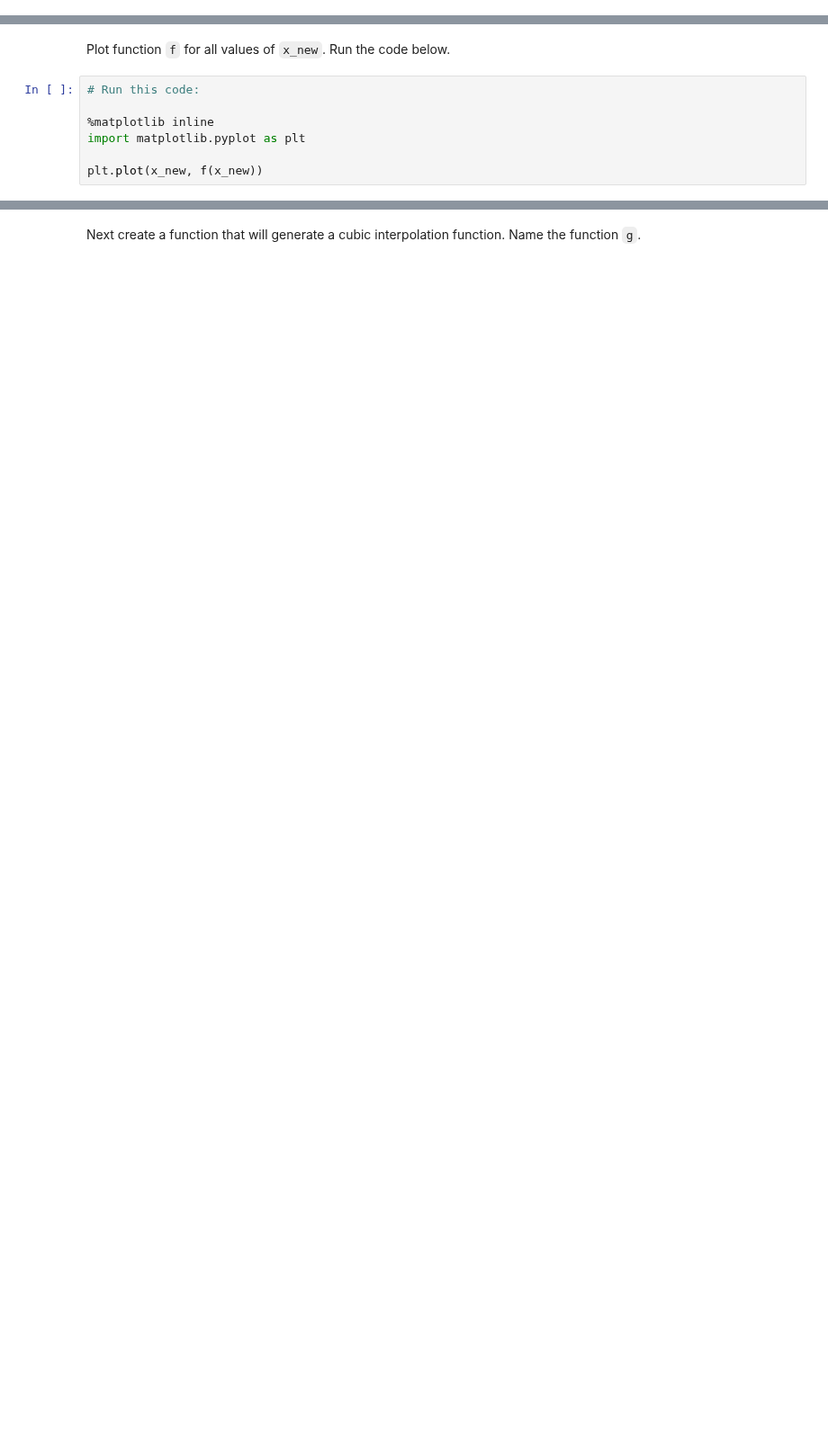
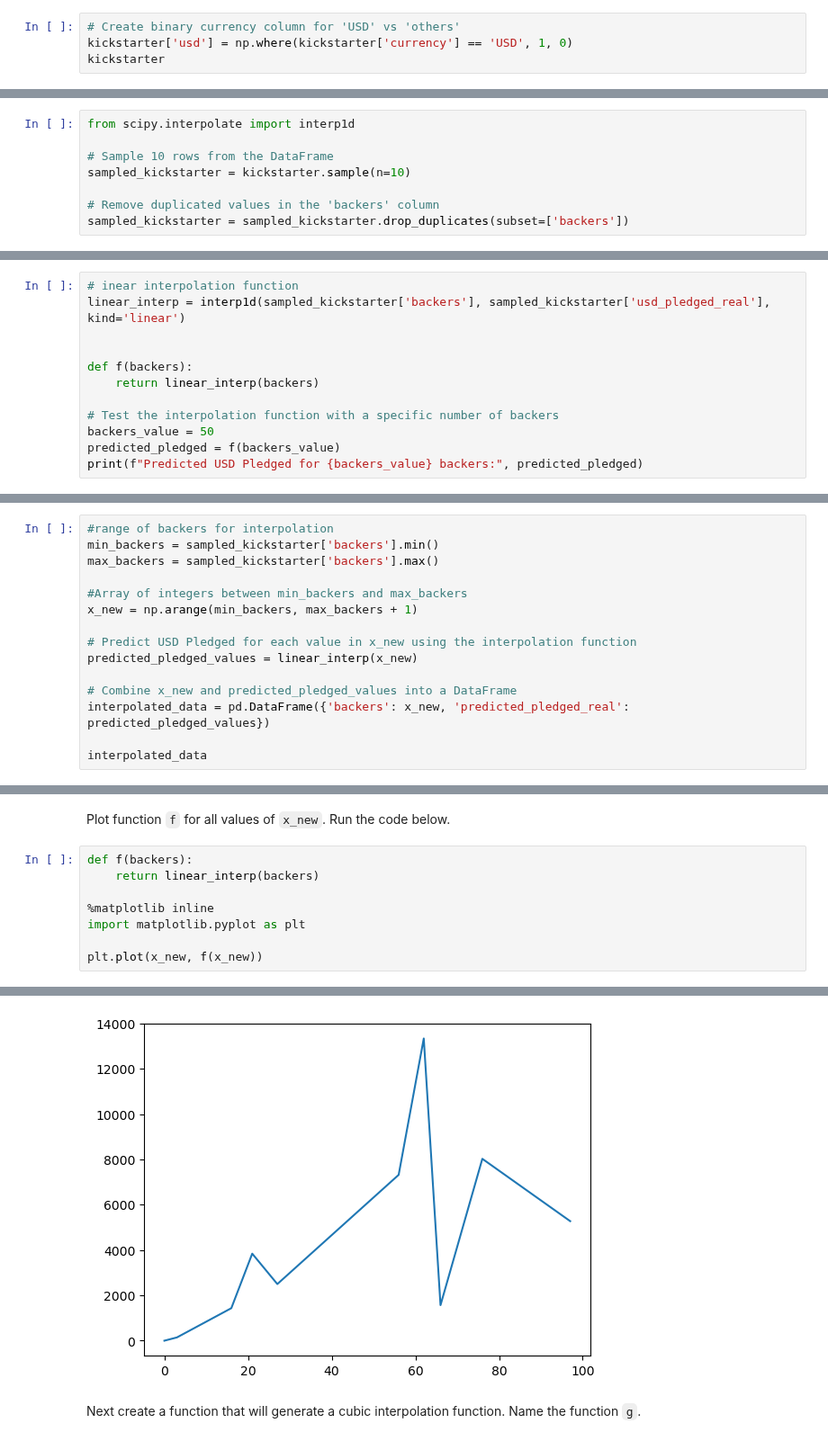
Before and after one commit to ta-data-lis/lab-intro-to-scipy, a Jupyter notebook: your-code/main.ipynb, the cells around one changed output, grey strips where cells are left out. Shown at 90% size. Saved outputs shown, nothing was run; the diff lists cells and outputs as text; blank space fills up the shorter version.

```diff
--- a/your-code/main.ipynb
+++ b/your-code/main.ipynb
@@ -43,0 +93,4 @@ Next, create a column that checks whether the currency of the project is in US D
+# %%
+# Create binary currency column for 'USD' vs 'others'
+kickstarter['usd'] = np.where(kickstarter['currency'] == 'USD', 1, 0)
+kickstarter
@@ -60,2 +153,10 @@ In the cell below, import the `interp1d` function from `scipy.interpolate` and f
+# %%
+from scipy.interpolate import interp1d
+
+# Sample 10 rows from the DataFrame
+sampled_kickstarter = kickstarter.sample(n=10)
+
+# Remove duplicated values in the 'backers' column
+sampled_kickstarter = sampled_kickstarter.drop_duplicates(subset=['backers'])
 # %% [markdown]
 Next, create a linear interpolation of `usd_pledged_real` as a function of the `backers`. Create a function `f` that generates a linear interpolation of `usd_pledged_real` as predicted by the amount of `backers`.
@@ -63,0 +163,12 @@ Next, create a linear interpolation of `usd_pledged_real` as a function of the `
+# %%
+# inear interpolation function
+linear_interp = interp1d(sampled_kickstarter['backers'], sampled_kickstarter['usd_pledged_real'], kind='linear')
+
+
+def f(backers):
+    return linear_interp(backers)
+
+# Test the interpolation function with a specific number of backers
+backers_value = 50
+predicted_pledged = f(backers_value)
+print(f"Predicted USD Pledged for {backers_value} backers:", predicted_pledged)
@@ -69,0 +181,15 @@ Hint: one option is the `np.arange` function.
+# %%
+#range of backers for interpolation
+min_backers = sampled_kickstarter['backers'].min()
+max_backers = sampled_kickstarter['backers'].max()
+
+#Array of integers between min_backers and max_backers
+x_new = np.arange(min_backers, max_backers + 1)
+
+# Predict USD Pledged for each value in x_new using the interpolation function
+predicted_pledged_values = linear_interp(x_new)
+
+# Combine x_new and predicted_pledged_values into a DataFrame
+interpolated_data = pd.DataFrame({'backers': x_new, 'predicted_pledged_real': predicted_pledged_values})
+
+interpolated_data
@@ -70,9 +210,11 @@ Hint: one option is the `np.arange` function.
 # %% [markdown]
 Plot function `f` for all values of `x_new`. Run the code below.
 # %%
-# Run this code:
+def f(backers):
+    return linear_interp(backers)
 
 %matplotlib inline
 import matplotlib.pyplot as plt
 
 plt.plot(x_new, f(x_new))
+# %% [output]
@@ -79,2 +222,3 @@ plt.plot(x_new, f(x_new))
+[figure, added]
 # %% [markdown]
 Next create a function that will generate a cubic interpolation function. Name the function `g`.
```
Also changed, not shown: parts of 33 cells of this notebook, 1 other file.
